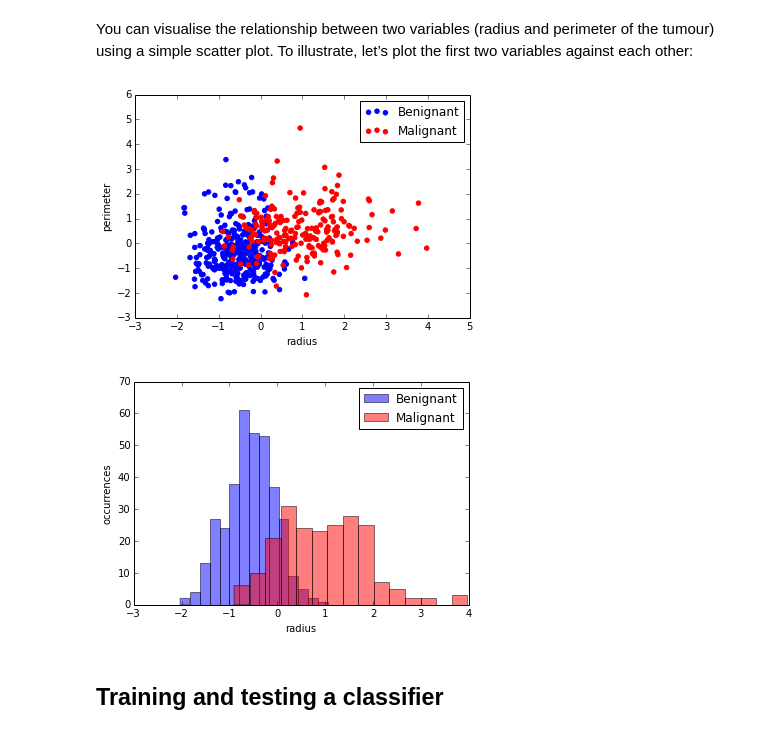
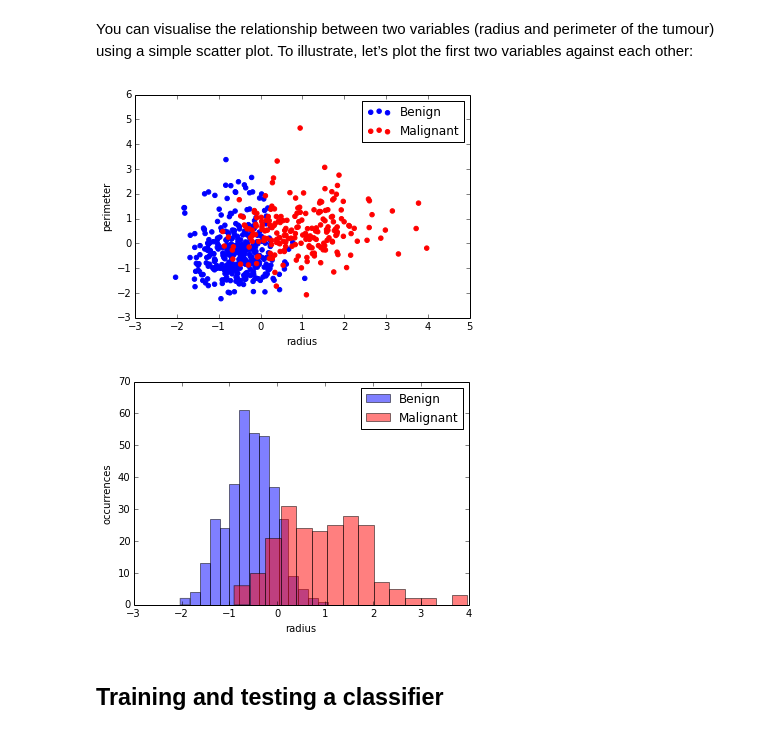
Before and after one commit to cambridgecoding/pydata-tutorial, a Jupyter notebook: PyData.ipynb, the cells around one changed output. Drawn from its saved outputs; the diff is of its cells as text; code cells hidden in the pictures.

```diff
--- a/PyData.ipynb
+++ b/PyData.ipynb
@@ -78,23 +78,23 @@ Xauto = preprocessing.StandardScaler().fit_transform(X)
 # %% [markdown]
 You can visualise the relationship between two variables (radius and perimeter of the tumour) using a simple scatter plot. To illustrate, let’s plot the first two variables against each other:
 # %%
-plt.scatter(x = Xauto[yTransformed==0,0], y = Xauto[yTransformed==0,1], color = 'b', label='Benignant')
+plt.scatter(x = Xauto[yTransformed==0,0], y = Xauto[yTransformed==0,1], color = 'b', label='Benign')
 plt.scatter(x = Xauto[yTransformed==1,0], y = Xauto[yTransformed==1,1], color = 'r', label='Malignant')
 plt.xlabel("radius")
 plt.ylabel("perimeter")
 plt.legend()
 plt.show()
 # %% [output]
-[figure, old version]
+[figure, new version]
 # %%
-plt.hist(Xauto[yTransformed==0,0], color='b', alpha=.5, label='Benignant', bins=15)
+plt.hist(Xauto[yTransformed==0,0], color='b', alpha=.5, label='Benign', bins=15)
 plt.hist(Xauto[yTransformed==1,0], color='r', alpha=.5, label='Malignant', bins=15)
 plt.xlabel("radius")
 plt.ylabel("occurrences")
 plt.legend()
 plt.show()
 # %% [output]
-[figure, old version]
+[figure, new version]
 # %% [markdown]
 ## Training and testing a classifier
 # %% [markdown]
```
